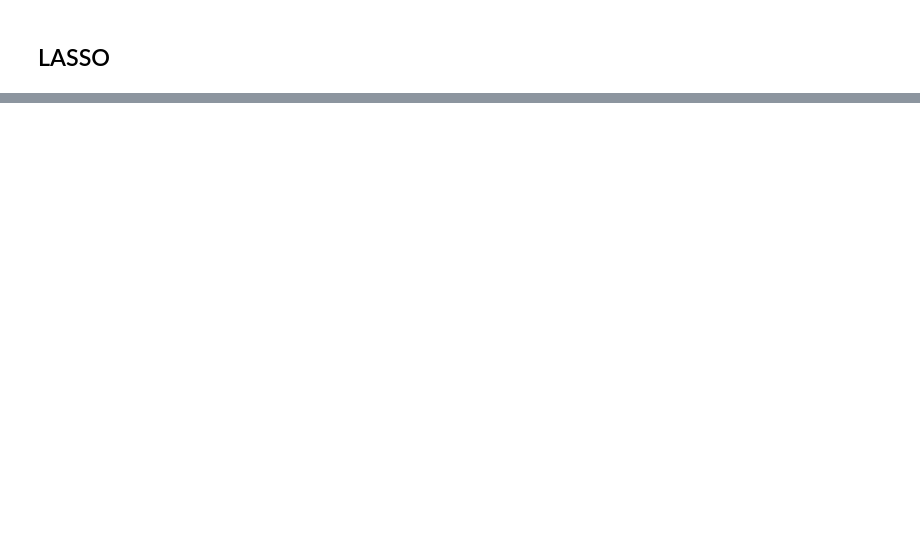
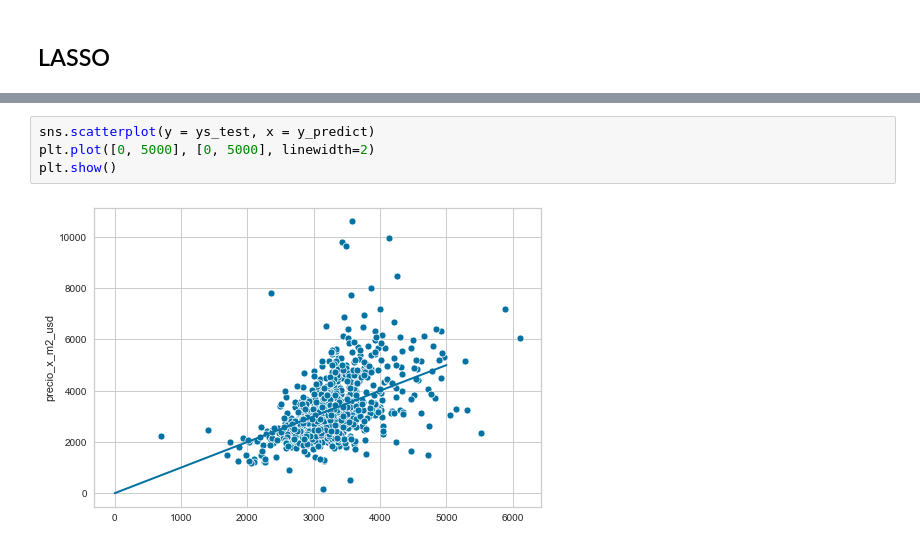
Before and after one commit to franfasan1/DG_G8_desfio2, a Jupyter notebook: notebook_desafio.ipynb, the cells around one changed output, grey strips where cells are left out. Drawn from its saved outputs; the diff is of its cells as text; blank space fills up the shorter version.

```diff
--- a/notebook_desafio.ipynb
+++ b/notebook_desafio.ipynb
@@ -226,0 +256,6 @@ El score obtenido en el dataset de testing fue de: 0.12618456699384828
+# %%
+sns.scatterplot(y = ys_test, x = y_predict)
+plt.plot([0, 5000], [0, 5000], linewidth=2)
+plt.show()
+# %% [output]
+[figure, added]
```
Also changed, not shown: parts of 33 cells of this notebook.
